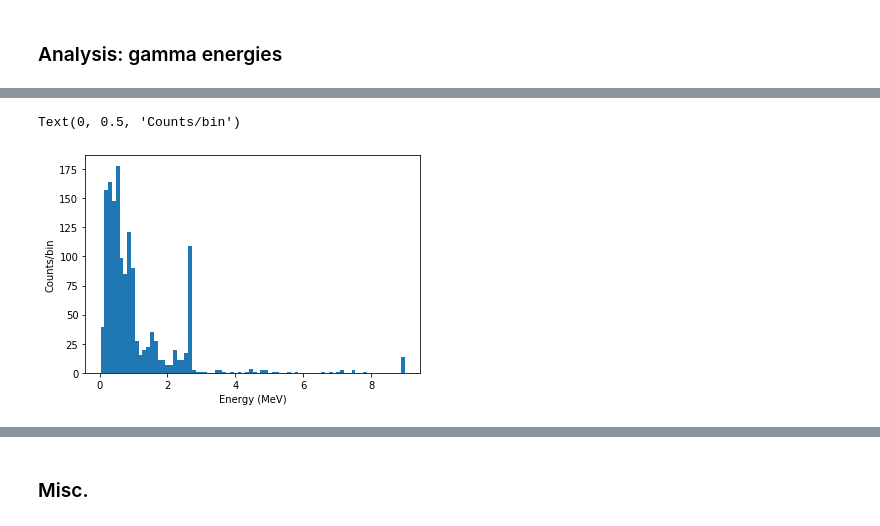
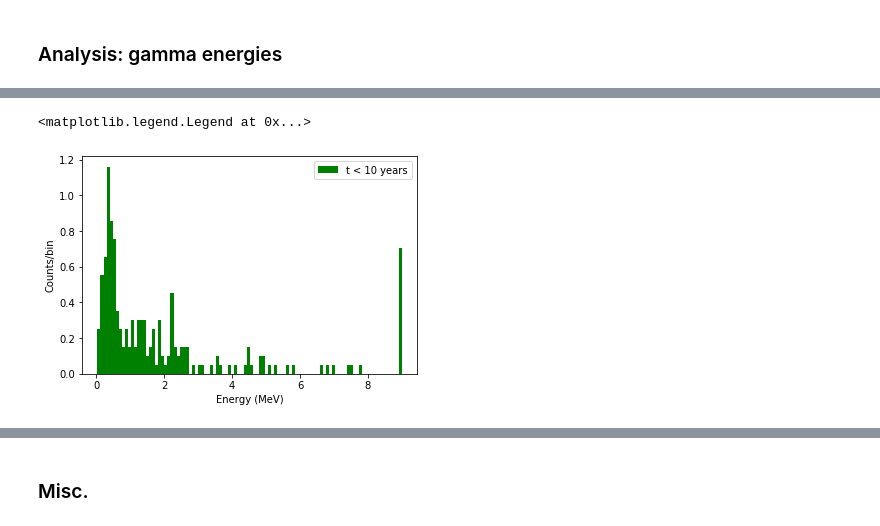
Before and after one commit to jerenner/hkscripts, a Jupyter notebook: nicf_source/notebooks/nicf_geant4_analysis.ipynb, the cells around one changed output, grey strips where cells are left out. Drawn from its saved outputs; the diff is of its cells as text; code cells hidden in the pictures.

```diff
--- a/nicf_source/notebooks/nicf_geant4_analysis.ipynb
+++ b/nicf_source/notebooks/nicf_geant4_analysis.ipynb
@@ -43,6 +43,11 @@ def read_hdf5_to_df(fname):
     df['Ki'] = Ki  # initial kinetic energy
     df['Kf'] = Kf  # final kinetic energy
 
+    # Compute time since initial decay.
+    timin_evts = pd.DataFrame(df[df.ti > 0].groupby(['event'])['ti'].min())
+    timin_evts = timin_evts.rename(columns={"ti": "ti_min"})
+    df = pd.merge(df, timin_evts, on='event', how='outer')
+
     return df
 # %% [markdown]
 ### Read in the ntuple
@@ -84 +89,36 @@ df.head()
 df_gammas_world = df[(df.particleName == 'gamma') & (df.volFinal == 'World')]
+# %%
+# Time cuts on all decays.
+years = (365*24*60*60*1.0e9)  # number of ns in a year
+tcut1 = 0.5*years
+tcut2 = 1*years
+tcut3 = 10*years
+
+fig = plt.figure(1)
+fig.patch.set_alpha(0.0)
+fig.set_figheight(4.0)
+fig.set_figwidth(15.0)
+
+# Without normalization
+normed = False
+ax1 = fig.add_subplot(121)
+plt.hist(df_gammas_world.Kf,bins=100,density=normed,label="No time cut",color='red')
+plt.hist(df_gammas_world[(df_gammas_world.ti < tcut3)].Kf,bins=100,density=normed,label="t < 10 years",color='green')
+plt.hist(df_gammas_world[(df_gammas_world.ti < tcut2)].Kf,bins=100,density=normed,label="t < 1 year",color='blue')
+plt.hist(df_gammas_world[(df_gammas_world.ti < tcut1)].Kf,bins=100,density=normed,label="t < 0.5 years",color='black')
+plt.xlabel('Energy (MeV)')
+plt.ylabel('Counts/bin')
+plt.yscale("log")
+plt.legend()
+
+normed = True
+ax2 = fig.add_subplot(122)
+plt.hist(df_gammas_world[(df_gammas_world.ti < tcut3)].Kf,bins=100,density=normed,label="t < 10 years",color='green')
+plt.hist(df_gammas_world[(df_gammas_world.ti < tcut2)].Kf,bins=100,density=normed,label="t < 1 year",color='blue')
+plt.hist(df_gammas_world[(df_gammas_world.ti < tcut1)].Kf,bins=100,density=normed,label="t < 0.5 years",color='black')
+plt.hist(df_gammas_world.Kf,bins=100,density=normed,label="No time cut",color='red')
+plt.xlabel('Energy (MeV)')
+plt.ylabel('Counts/bin')
+plt.yscale("log")
+plt.title("(Normalized)")
+plt.legend()
@@ -85,7 +128,8 @@ df_gammas_world = df[(df.particleName == 'gamma') & (df.volFinal == 'World')]
 # %%
-plt.hist(df_gammas_world.Kf,bins=80)
+plt.hist(df_gammas_world[(df_gammas_world.ti < 10*years)].Kf,bins=100,density=normed,label="t < 10 years",color='green')
 plt.xlabel('Energy (MeV)')
 plt.ylabel('Counts/bin')
+plt.legend()
 # %% [output]
-Text(0, 0.5, 'Counts/bin')
+<matplotlib.legend.Legend at 0x...>
-[figure, old version]
+[figure, new version]
```
Also changed, not shown: parts of 13 cells of this notebook.
